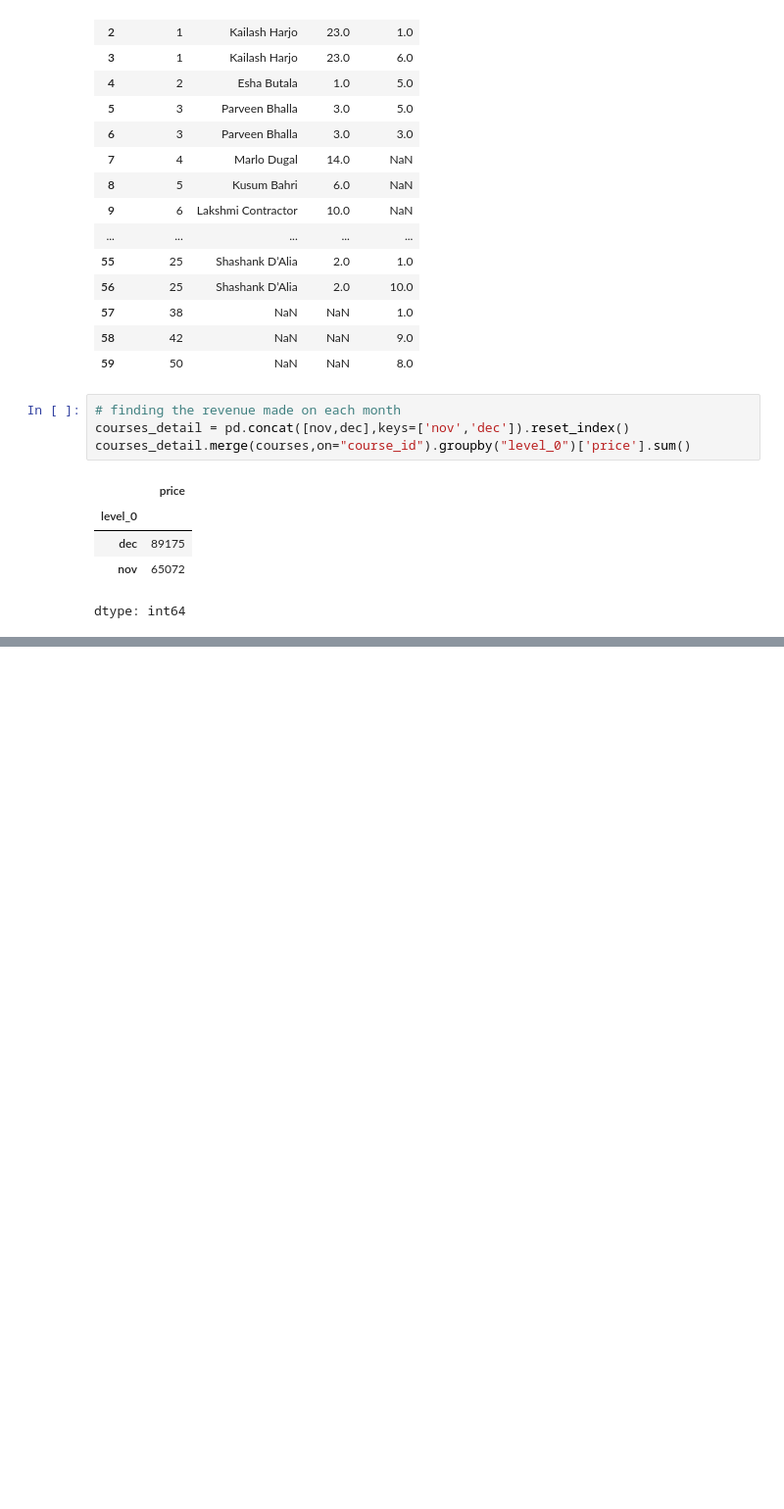
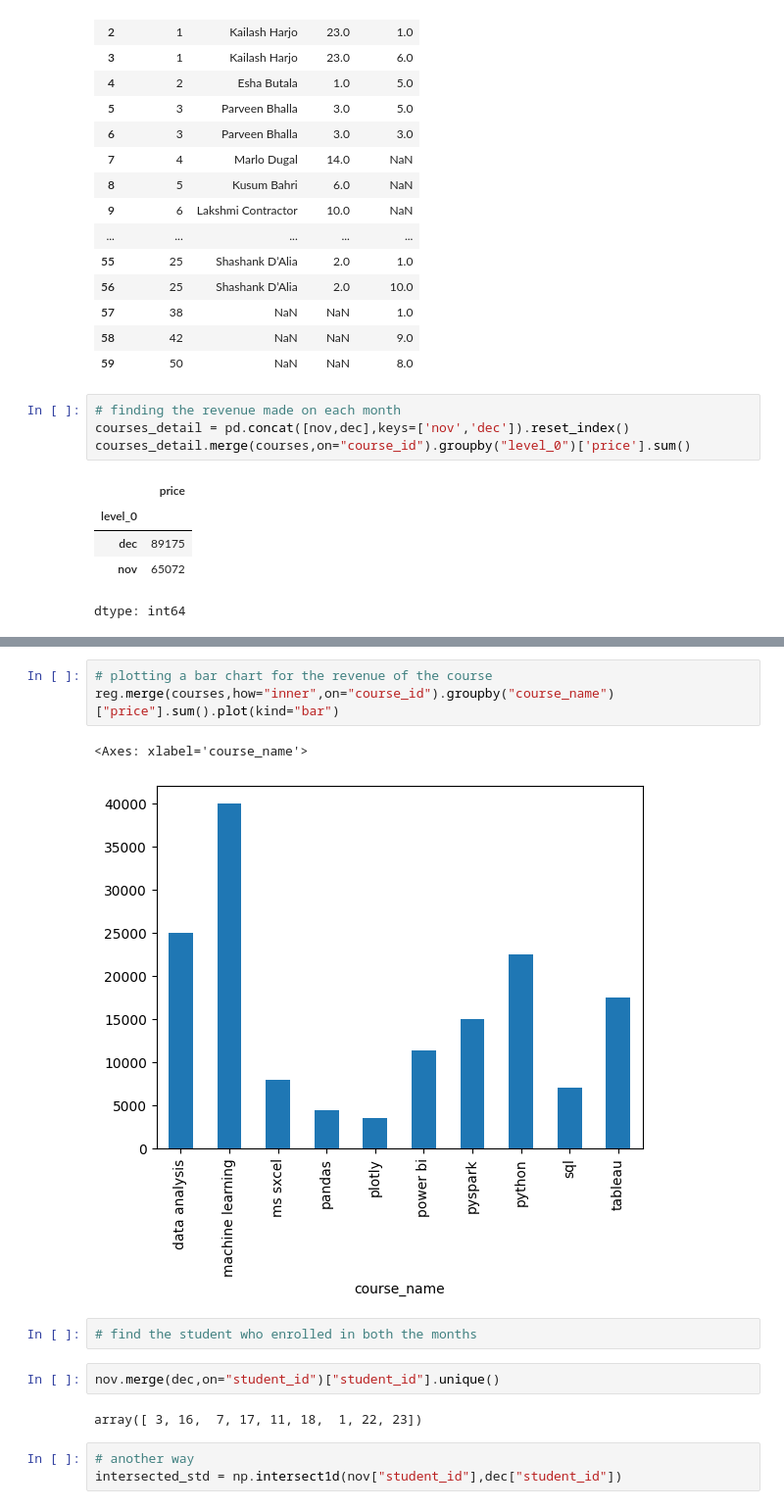
Before and after one commit to SangamSilwal/Numpy-and-panda, a Jupyter notebook: MergingjoiningConcatenating.ipynb, the cells around one changed output, grey strips where cells are left out. Shown at 98% size. Saved outputs shown, nothing was run; the diff lists cells and outputs as text; blank space fills up the shorter version.

```diff
--- a/MergingjoiningConcatenating.ipynb
+++ b/MergingjoiningConcatenating.ipynb
@@ -126,0 +148,15 @@ dtype: int64
+# %%
+# plotting a bar chart for the revenue of the course
+reg.merge(courses,how="inner",on="course_id").groupby("course_name")["price"].sum().plot(kind="bar")
+# %% [output]
+<Axes: xlabel='course_name'>
+[figure, added]
+# %%
+# find the student who enrolled in both the months
+# %%
+nov.merge(dec,on="student_id")["student_id"].unique()
+# %% [output]
+array([ 3, 16,  7, 17, 11, 18,  1, 22, 23])
+# %%
+# another way
+intersected_std = np.intersect1d(nov["student_id"],dec["student_id"])
```
Also changed, not shown: parts of 14 cells of this notebook.
